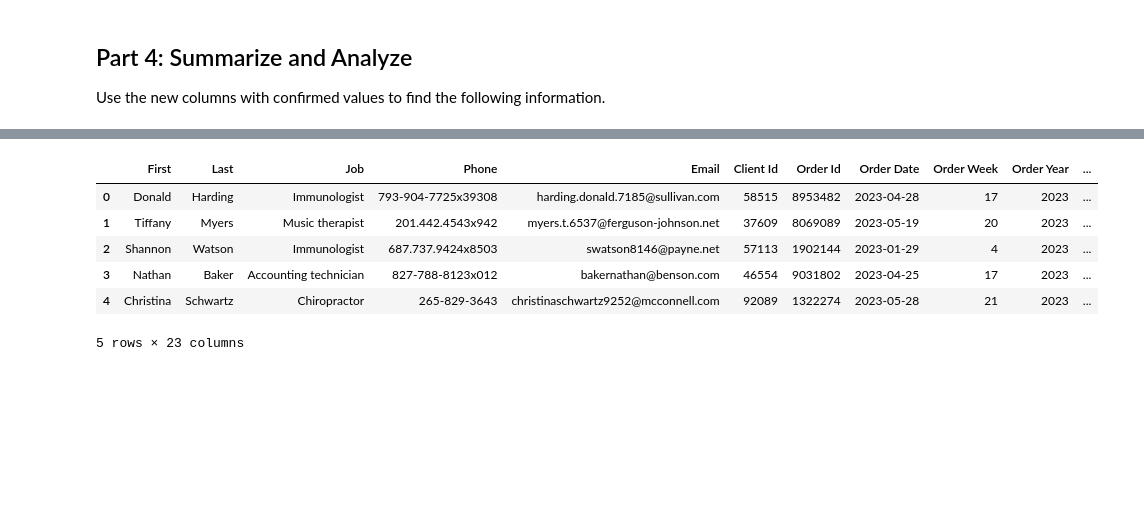
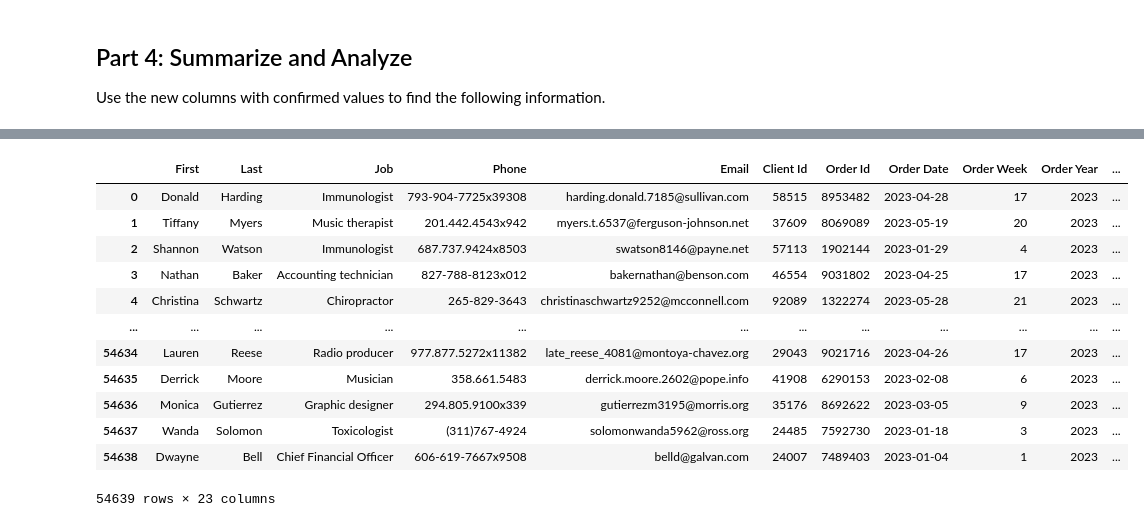
Before and after one commit to Dylan-Ross19/pandas-challenge-1, a Jupyter notebook: Starter_Code/module_4_challenge.ipynb, the cells around one changed output, grey strips where cells are left out. Cells and saved outputs as stored; diff of their text form; code cells hidden in the pictures; blank space fills up the shorter version.

Commit message:
finalized formatting

```diff
--- a/Starter_Code/module_4_challenge.ipynb
+++ b/Starter_Code/module_4_challenge.ipynb
@@ -365,18 +365,24 @@ summary_df
 # %%
 # Format the data and rename the columns
 # to names suitable for presentation.
 # Currency should be in millions of dollars.
-
 df.columns = df.columns.str.replace('_', ' ').str.title()
-
-df.head()
+pd.set_option('display.float_format', '${:,.2f}'.format)
+df['Unit Weight'] = df['Unit Weight'].apply('{:,.2f}'.format)
+df
 # %% [output]
 |  | First | Last | Job | Phone | Email | Client Id | Order Id | Order Date | Order Week | Order Year | ... |
 | 0 | Donald | Harding | Immunologist | 793-904-7725x39308 | harding.donald.7185@sullivan.com | 58515 | 8953482 | 2023-04-28 | 17 | 2023 | ... |
 | 1 | Tiffany | Myers | Music therapist | 201.442.4543x942 | myers.t.6537@ferguson-johnson.net | 37609 | 8069089 | 2023-05-19 | 20 | 2023 | ... |
 | 2 | Shannon | Watson | Immunologist | 687.737.9424x8503 | swatson8146@payne.net | 57113 | 1902144 | 2023-01-29 | 4 | 2023 | ... |
 | 3 | Nathan | Baker | Accounting technician | 827-788-8123x012 | bakernathan@benson.com | 46554 | 9031802 | 2023-04-25 | 17 | 2023 | ... |
 | 4 | Christina | Schwartz | Chiropractor | 265-829-3643 | christinaschwartz9252@mcconnell.com | 92089 | 1322274 | 2023-05-28 | 21 | 2023 | ... |
+| ... | ... | ... | ... | ... | ... | ... | ... | ... | ... | ... | ... |
+| 54634 | Lauren | Reese | Radio producer | 977.877.5272x11382 | late_reese_4081@montoya-chavez.org | 29043 | 9021716 | 2023-04-26 | 17 | 2023 | ... |
+| 54635 | Derrick | Moore | Musician | 358.661.5483 | derrick.moore.2602@pope.info | 41908 | 6290153 | 2023-02-08 | 6 | 2023 | ... |
+| 54636 | Monica | Gutierrez | Graphic designer | 294.805.9100x339 | gutierrezm3195@morris.org | 35176 | 8692622 | 2023-03-05 | 9 | 2023 | ... |
+| 54637 | Wanda | Solomon | Toxicologist | (311)767-4924 | solomonwanda5962@ross.org | 24485 | 7592730 | 2023-01-18 | 3 | 2023 | ... |
+| 54638 | Dwayne | Bell | Chief Financial Officer | 606-619-7667x9508 | belld@galvan.com | 24007 | 7489403 | 2023-01-04 | 1 | 2023 | ... |
-5 rows × 23 columns
+54639 rows × 23 columns
 # %%
 # Sort the updated data by "Total Profit" form highest to lowest
```
Also changed, not shown: parts of 9 cells of this notebook.
